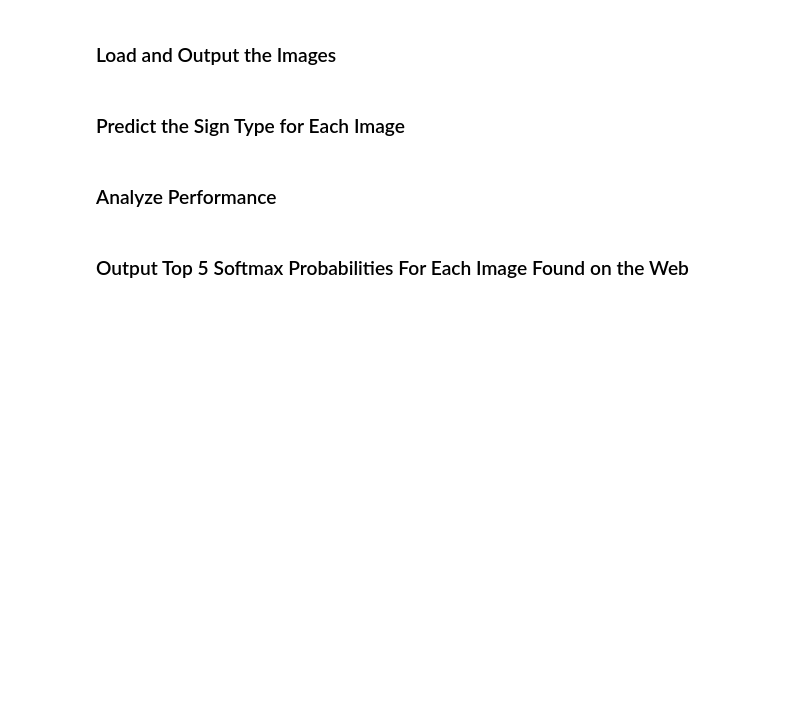
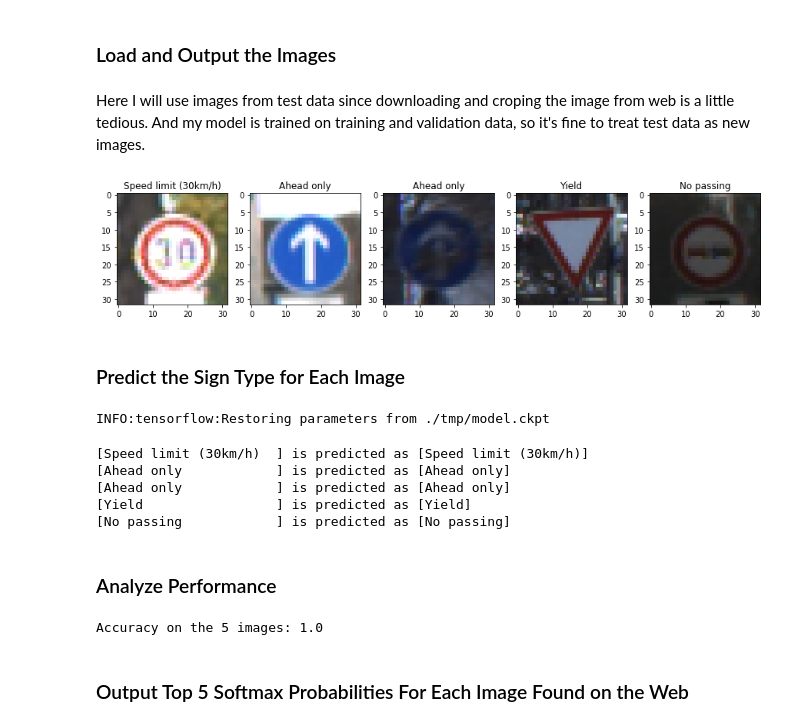
Before and after one commit to CtheSky/Udacity-Traffic-Sign-Classifier, a Jupyter notebook: Traffic_Sign_Classifier.ipynb, the cells around one changed output. Drawn from its saved outputs; the diff is of its cells as text; code cells hidden in the pictures; blank space fills up the shorter version.

```diff
--- a/Traffic_Sign_Classifier.ipynb
+++ b/Traffic_Sign_Classifier.ipynb
@@ -256,2 +466,19 @@ You may find `signnames.csv` useful as it contains mappings from the class id (i
+# %% [markdown]
+Here I will use images from test data since downloading and croping the image from web is a little tedious. And my model is trained on training and validation data, so it's fine to treat test data as new images.
+# %%
+X_test, y_test = test['features'], test['labels']
+indices = [random.randint(0, n_test - 1) for _ in range(5)]
+
+fig, axes = plt.subplots(1, 5, figsize=(15, 7))
+for i in range(5):
+    idx = indices[i]
+    img, name = X_test[idx, ...], id2name[y_test[idx]]
+
+    axes[i].imshow(img)
+    axes[i].set_title(name)
+
+plt.show()
+# %% [output]
+[figure, added]
 # %% [markdown]
 ### Predict the Sign Type for Each Image
@@ -262,2 +490,20 @@ You may find `signnames.csv` useful as it contains mappings from the class id (i
+# %%
+# restore the model and feed it with the images
+with tf.Session() as sess:
+    saver.restore(sess, './tmp/model.ckpt')
+
+    label = tf.argmax(logits, 1)
+    labels = label.eval(feed_dict={is_training: False, keep_prob: 1.0, X: images})
+# %% [output]
+INFO:tensorflow:Restoring parameters from ./tmp/model.ckpt
+# %%
+for predict_id, correct_id in zip(labels, y_test[indices]):
+    print('[{:22s}] is predicted as [{}]'.format(id2name[correct_id], id2name[predict_id]))
+# %% [output]
+[Speed limit (30km/h)  ] is predicted as [Speed limit (30km/h)]
+[Ahead only            ] is predicted as [Ahead only]
+[Ahead only            ] is predicted as [Ahead only]
+[Yield                 ] is predicted as [Yield]
+[No passing            ] is predicted as [No passing]
 # %% [markdown]
 ### Analyze Performance
@@ -267,3 +510,8 @@ You may find `signnames.csv` useful as it contains mappings from the class id (i
+# %%
+acc = sum(y_test[indices[i]] == labels[i] for i in range(5)) / 5
+print('Accuracy on the 5 images:', acc)
+# %% [output]
+Accuracy on the 5 images: 1.0
 # %% [markdown]
 ### Output Top 5 Softmax Probabilities For Each Image Found on the Web
 # %% [markdown]
```
Also changed, not shown: parts of 31 cells of this notebook.
